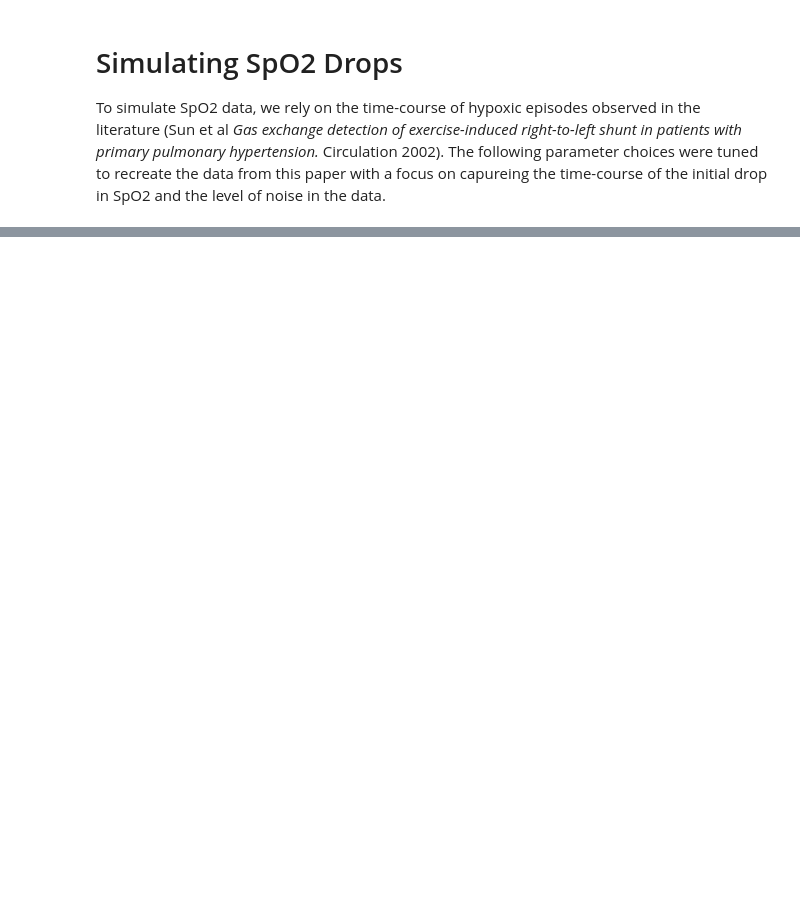
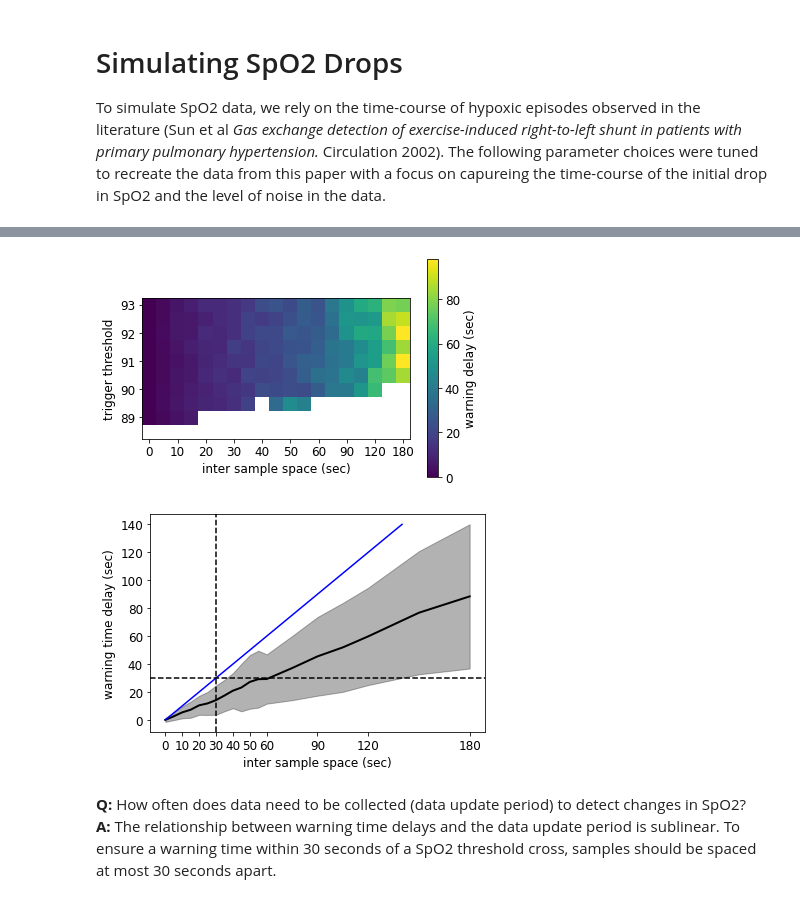
Before and after one commit to aarusso/OxiWear, a Jupyter notebook: demo.ipynb, the cells around one changed output, grey strips where cells are left out. Drawn from its saved outputs; the diff is of its cells as text; code cells hidden in the pictures; blank space fills up the shorter version.

```diff
--- a/demo.ipynb
+++ b/demo.ipynb
@@ -227,33 +176,14 @@ We have shown that very brief sample durations (~5 seconds) are sufficient to ca
 # %%
-params['noise'] = 10
+# use parameter settings from the individual shunt case because
+# it's one of the fastest drops and a proxi for a worst-case scenario
 
+# Note: this code block will take several minutes to run
+params = params_pph_indi
+data_synth = util.synthesize_SpO2(data, params)
 
+sample_dur_sec = 5
+inter_sample_sec = np.array([0,5,10,15,20,25,30,35,40,45,50,55,60,75,90,105,120,150,180])
+spo2_thresh = np.arange(93,88,-.5)
 
-data_synth = util.synthesize_SpO2(data, tile_range, params)
-
-spo2 = data_synth['spo2']
-N = len(spo2)
-
-sample_dur_sec = 6 # collect X seconds of data at a time; average within this period = spo2
-inter_sample_sec = 6 # collect a data sample every X minutes
-
-sampling_period = int((inter_sample_sec+sample_dur_sec)*sampling_rate)
-
-first_sample  = np.random.randint(sampling_period)
-sample_starts = np.arange(first_sample, N, sampling_period)
-sample_ends   = [i + int(sample_dur_sec*sampling_rate) for i in sample_starts]
-
-
-d = dict()
-d['sampling_rate'] = data_synth['sampling_rate']
-
-spo2 = []
-for iO,iN in zip(sample_starts, sample_ends):
-
-    d['red_AC'] = data_synth['red_AC'][iO:iN]
-    d['red_DC'] = data_synth['red_DC'][iO:iN]
-    d['IR_AC'] = data_synth['IR_AC'][iO:iN]
-    d['IR_DC'] = data_synth['IR_DC'][iO:iN]
-
-    h = util.getSpO2(d)
-    spo2.append(np.nanmean(h['spo2']))
+alarm_times_sec, alarm_times_stds  = analysis.inter_sample_vs_alarm_time(data_synth, params, \
+                                                                         sample_dur_sec, inter_sample_sec, spo2_thresh)
@@ -315,0 +194,8 @@ plt.show()
+# %%
+plotting.plot_rate_vs_alarm_time(alarm_times_sec, alarm_times_stds, inter_sample_sec, spo2_thresh)
+# %% [output]
+[figure, added]
+[figure, added]
+# %% [markdown]
+**Q:** How often does data need to be collected (data update period) to detect changes in SpO2?\
+**A:** The relationship between warning time delays and the data update period is sublinear. To ensure a warning time within 30 seconds of a SpO2 threshold cross, samples should be spaced at most 30 seconds apart.
```
Also changed, not shown: parts of 29 cells of this notebook, 4 other files.
